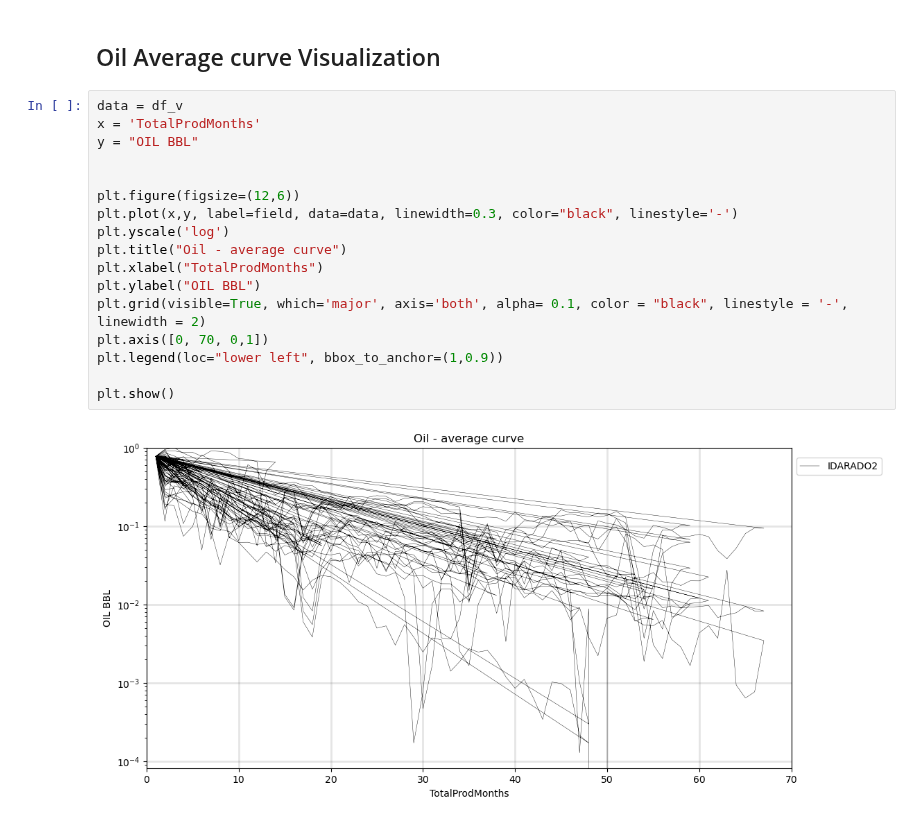
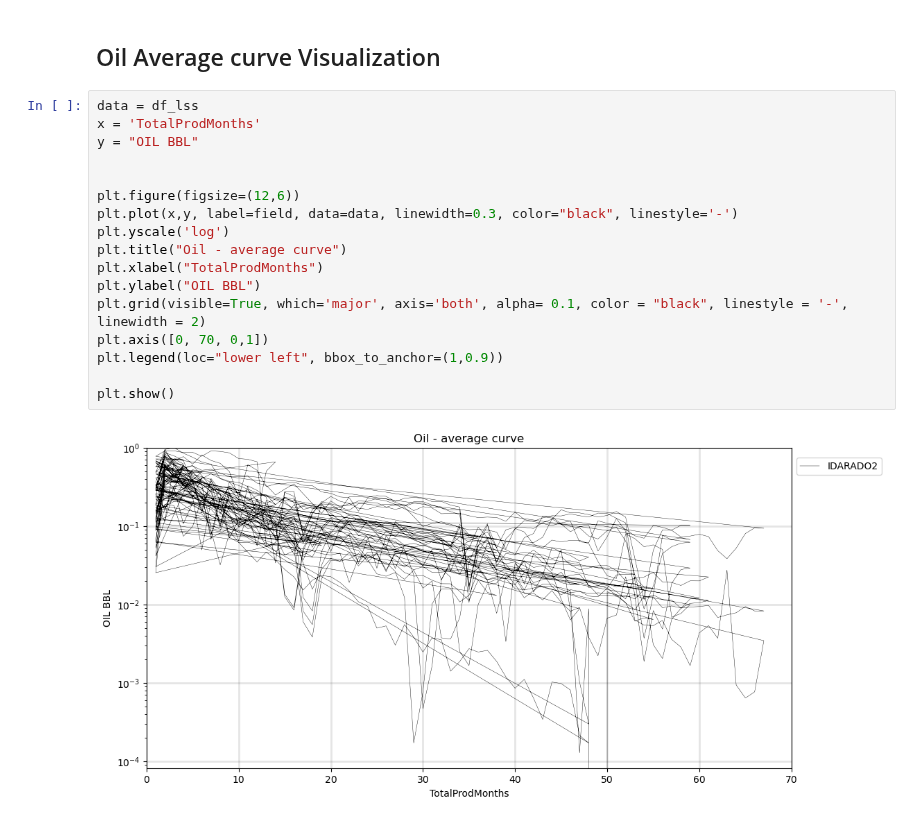
Before and after one commit to dasxgo/rocket-app, a Jupyter notebook: tap_rock_shlitz.ipynb, the cells around one changed output. Cells and saved outputs as stored; diff of their text form.

```diff
--- a/tap_rock_shlitz.ipynb
+++ b/tap_rock_shlitz.ipynb
@@ -396,21 +458,21 @@ df_v
 # %% [markdown]
 ## Oil Average curve Visualization
 # %%
-data = df_v
+data = df_lss
 x = 'TotalProdMonths'
 y = "OIL BBL"
 
 
 plt.figure(figsize=(12,6))
 plt.plot(x,y, label=field, data=data, linewidth=0.3, color="black", linestyle='-')
 plt.yscale('log')
 plt.title("Oil - average curve")
 plt.xlabel("TotalProdMonths")
 plt.ylabel("OIL BBL")
 plt.grid(visible=True, which='major', axis='both', alpha= 0.1, color = "black", linestyle = '-', linewidth = 2)
 plt.axis([0, 70, 0,1])
 plt.legend(loc="lower left", bbox_to_anchor=(1,0.9))
 
 plt.show()
 # %% [output]
-[figure, old version]
+[figure, new version]
```
Also changed, not shown: parts of 14 cells of this notebook.
